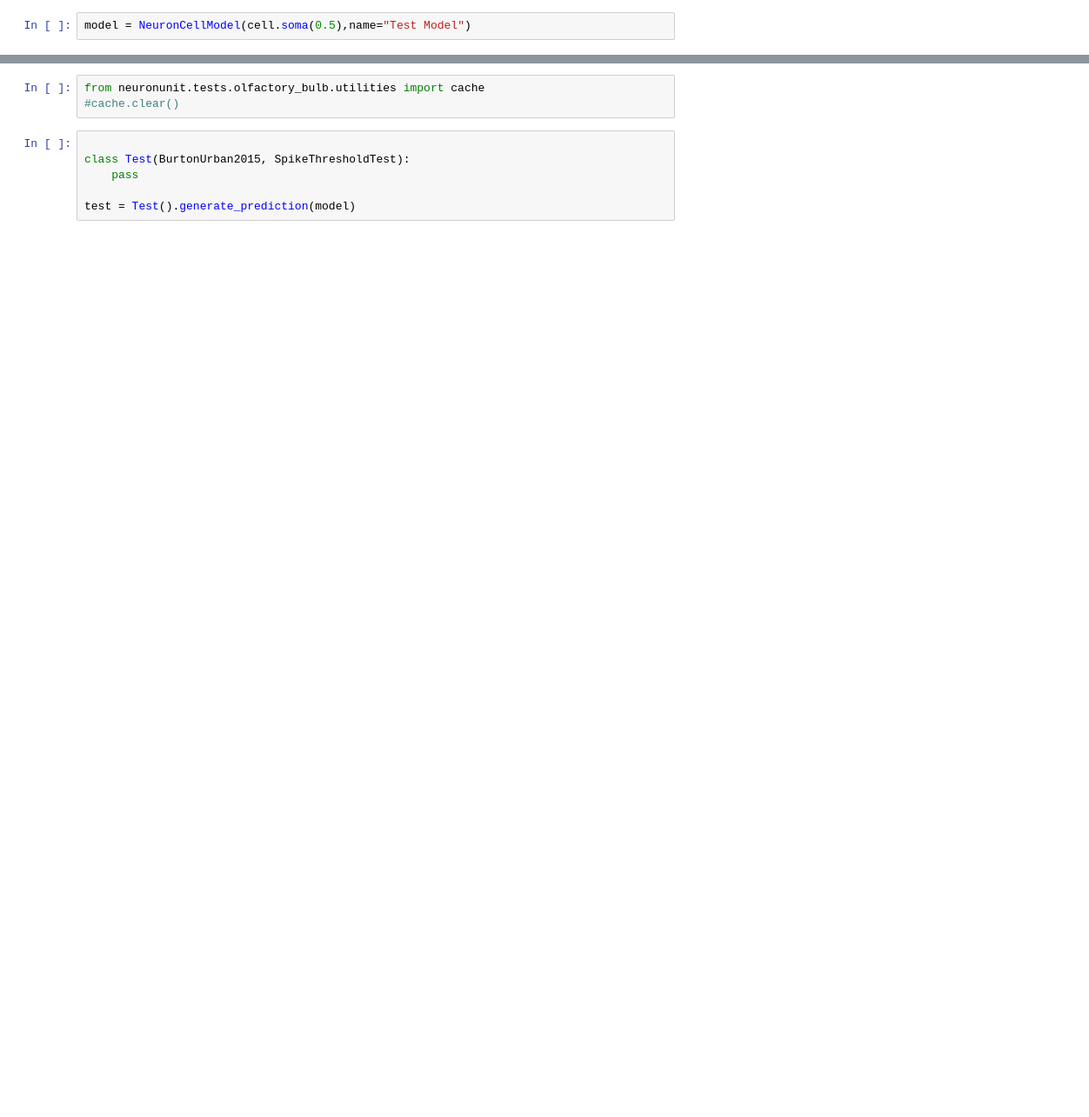
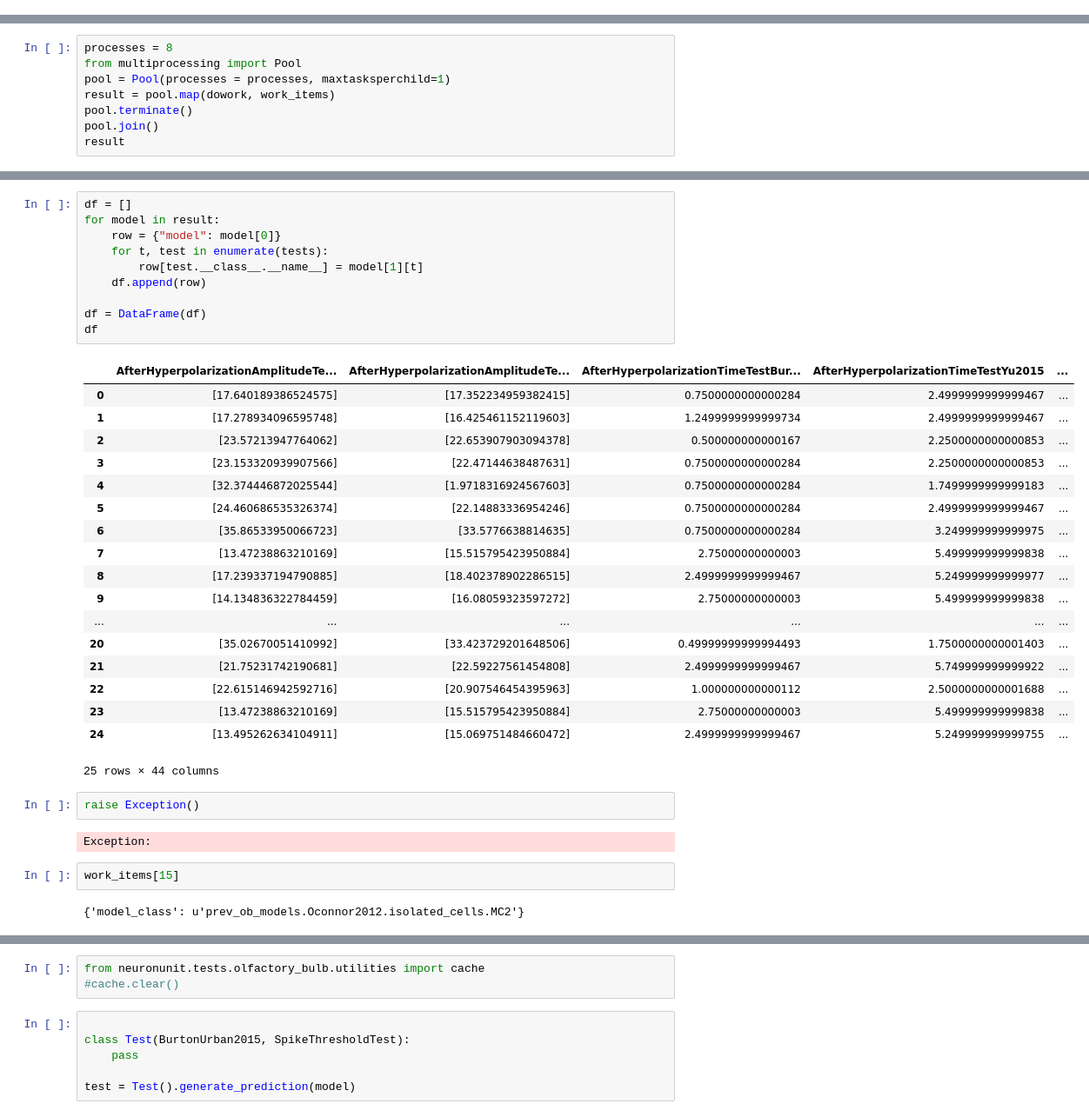
Before and after one commit to JustasB/OlfactoryBulb, a Jupyter notebook: ephyz-validation.ipynb, the cells around one changed output, grey strips where cells are left out. Shown at 87% size. Drawn from its saved outputs; the diff is of its cells as text; blank space fills up the shorter version.

Commit message:
Progress on ephyz tests

```diff
--- a/ephyz-validation.ipynb
+++ b/ephyz-validation.ipynb
@@ -68,4 +13,2 @@ import quantities as pq
 # %% [output]
 Could not load NEURONBackend
-# %%
-model = NeuronCellModel(cell.soma(0.5),name="Test Model")
@@ -71,0 +102,8 @@ model = NeuronCellModel(cell.soma(0.5),name="Test Model")
+# %%
+processes = 8
+from multiprocessing import Pool
+pool = Pool(processes = processes, maxtasksperchild=1)
+result = pool.map(dowork, work_items)
+pool.terminate()
+pool.join()
+result
@@ -71,0 +230,37 @@ model = NeuronCellModel(cell.soma(0.5),name="Test Model")
+# %%
+df = []
+for model in result:
+    row = {"model": model[0]}
+    for t, test in enumerate(tests):
+        row[test.__class__.__name__] = model[1][t]
+    df.append(row)
+
+df = DataFrame(df)
+df
+# %% [output]
+|  | AfterHyperpolarizationAmplitudeTe... | AfterHyperpolarizationAmplitudeTe... | AfterHyperpolarizationTimeTestBur... | AfterHyperpolarizationTimeTestYu2015 | ... |
+| 0 | [17.640189386524575] | [17.352234959382415] | 0.7500000000000284 | 2.4999999999999467 | ... |
+| 1 | [17.278934096595748] | [16.425461152119603] | 1.2499999999999734 | 2.4999999999999467 | ... |
+| 2 | [23.57213947764062] | [22.653907903094378] | 0.500000000000167 | 2.2500000000000853 | ... |
+| 3 | [23.153320939907566] | [22.47144638487631] | 0.7500000000000284 | 2.2500000000000853 | ... |
+| 4 | [32.374446872025544] | [1.9718316924567603] | 0.7500000000000284 | 1.7499999999999183 | ... |
+| 5 | [24.460686535326374] | [22.14883336954246] | 0.7500000000000284 | 2.4999999999999467 | ... |
+| 6 | [35.86533950066723] | [33.5776638814635] | 0.7500000000000284 | 3.249999999999975 | ... |
+| 7 | [13.47238863210169] | [15.515795423950884] | 2.75000000000003 | 5.499999999999838 | ... |
+| 8 | [17.239337194790885] | [18.402378902286515] | 2.4999999999999467 | 5.249999999999977 | ... |
+| 9 | [14.134836322784459] | [16.08059323597272] | 2.75000000000003 | 5.499999999999838 | ... |
+| ... | ... | ... | ... | ... | ... |
+| 20 | [35.02670051410992] | [33.423729201648506] | 0.49999999999994493 | 1.7500000000001403 | ... |
+| 21 | [21.75231742190681] | [22.59227561454808] | 2.4999999999999467 | 5.749999999999922 | ... |
+| 22 | [22.615146942592716] | [20.907546454395963] | 1.000000000000112 | 2.5000000000001688 | ... |
+| 23 | [13.47238863210169] | [15.515795423950884] | 2.75000000000003 | 5.499999999999838 | ... |
+| 24 | [13.495262634104911] | [15.069751484660472] | 2.4999999999999467 | 5.249999999999755 | ... |
+25 rows × 44 columns
+# %%
+raise Exception()
+# %% [output]
+Exception:
+# %%
+work_items[15]
+# %% [output]
+{'model_class': u'prev_ob_models.Oconnor2012.isolated_cells.MC2'}
```
Also changed, not shown: parts of 13 cells of this notebook, 5 other files.
